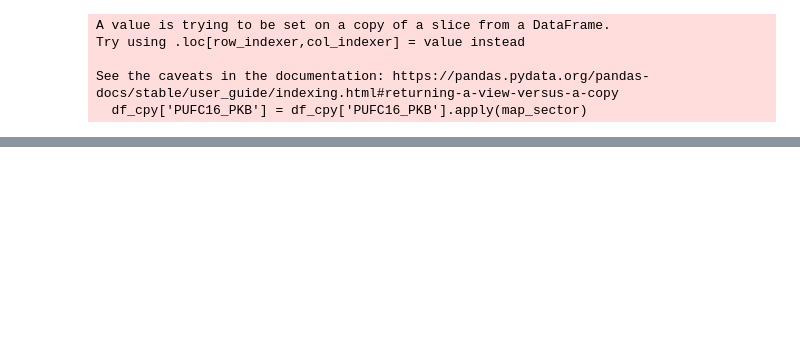
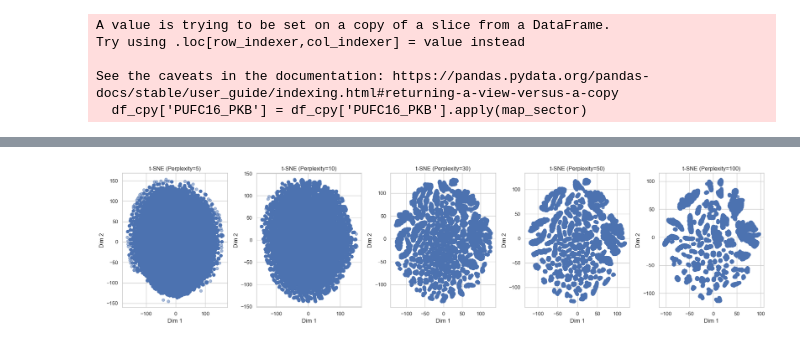
Before and after one commit to Waynes-Wu/stintsy-final-project, a Jupyter notebook: final.ipynb, the cells around one changed output, grey strips where cells are left out. Drawn from its saved outputs; the diff is of its cells as text; code cells hidden in the pictures; blank space fills up the shorter version.

```diff
--- a/final.ipynb
+++ b/final.ipynb
@@ -736,0 +766,20 @@ plt.show()
+# %%
+perplexities = [5, 10, 30, 50, 100]
+
+fig, axes = plt.subplots(1, len(perplexities), figsize=(20, 5))
+
+for i, perplexity in enumerate(perplexities):
+
+    a = TSNE(n_components=2, perplexity=perplexity)
+    df_tsne = a.fit_transform(df_scaled)
+
+    ax = axes[i]
+    ax.scatter(df_tsne[:, 0], df_tsne[:, 1], alpha=0.5)
+    ax.set_title(f"t-SNE (Perplexity={perplexity})")
+    ax.set_xlabel("Dim 1")
+    ax.set_ylabel("Dim 2")
+    ax.grid(True)
+plt.tight_layout()
+plt.show()
+# %% [output]
+[figure, added]
```
Also changed, not shown: parts of 18 cells of this notebook.
